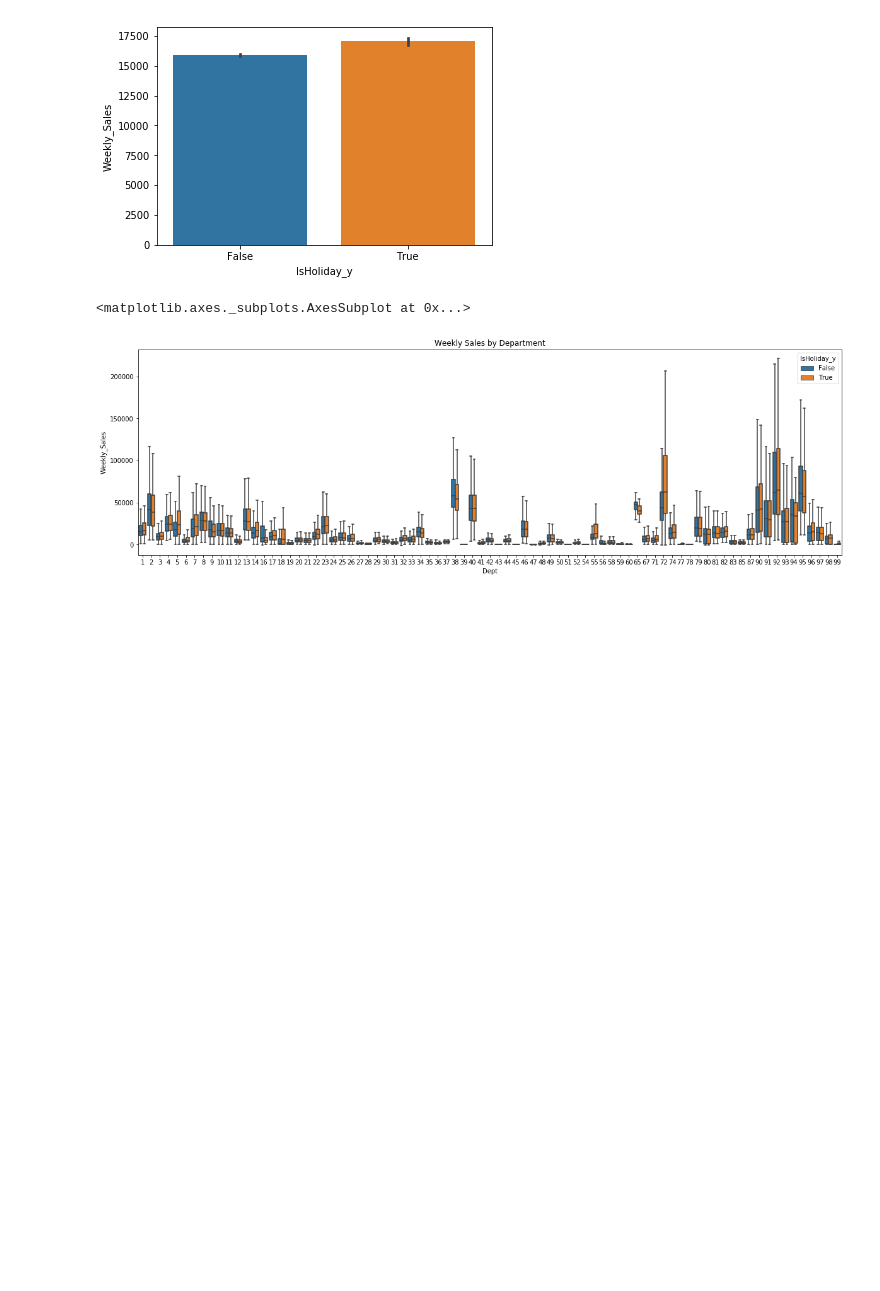
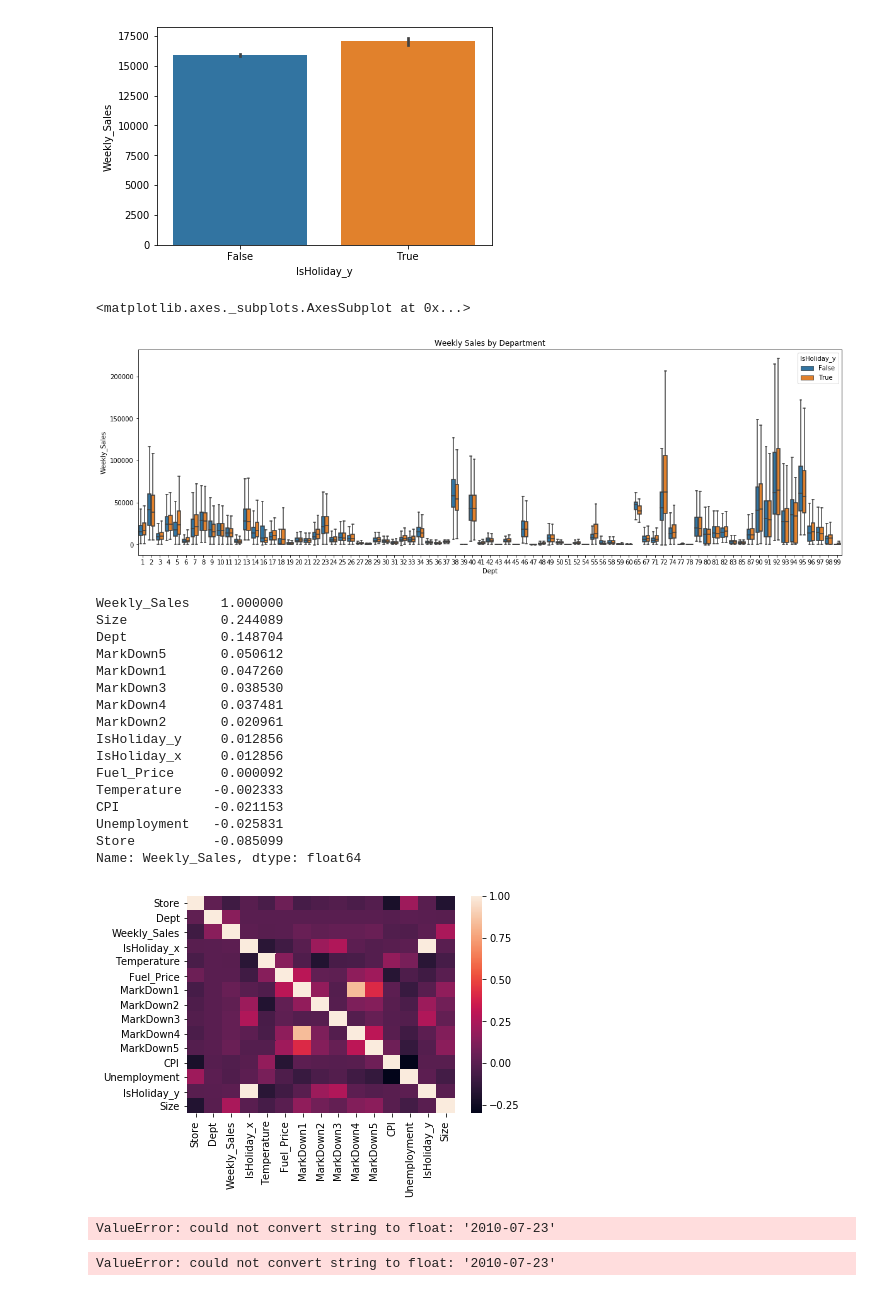
Before and after one commit to whung10/data_science_projects, a Jupyter notebook: Walmart_store_sales_forecasting/Walmart_store_sales_forecasting.ipynb, the cells around one changed output. Saved outputs shown, nothing was run; the diff lists cells and outputs as text; code cells hidden in the pictures; blank space fills up the shorter version.

```diff
--- a/Walmart_store_sales_forecasting/Walmart_store_sales_forecasting.ipynb
+++ b/Walmart_store_sales_forecasting/Walmart_store_sales_forecasting.ipynb
@@ -71,3 +71,30 @@ sns.boxplot(x='Dept', y='Weekly_Sales', data=df, showfliers=False, hue="IsHolida
 # missing data
 
 df = df.fillna(0)
+df.isna().sum()
+
+df = df[df['Weekly_Sales'] >= 0]
+# %%
+# find correlation between data and target variable
+
+corr = df.corr()
+sns.heatmap(corr)
+print(corr['Weekly_Sales'].sort_values(ascending=False))
+# %% [output]
+Weekly_Sales    1.000000
+Size            0.244089
+Dept            0.148704
+MarkDown5       0.050612
+MarkDown1       0.047260
+MarkDown3       0.038530
+MarkDown4       0.037481
+MarkDown2       0.020961
+IsHoliday_y     0.012856
+IsHoliday_x     0.012856
+Fuel_Price      0.000092
+Temperature    -0.002333
+CPI            -0.021153
+Unemployment   -0.025831
+Store          -0.085099
+Name: Weekly_Sales, dtype: float64
+[figure, added]
@@ -73,0 +136,28 @@ df = df.fillna(0)
+# %%
+# Apply random forest regression
+# Define the list of errors and list of hyper parameters.
+error_cv_rf = []
+error_train_rf = []
+max_depth = [1,5,10,15,20,25,30,35]
+n_estimators = [10,20,30,40,50,60,70,80]
+rf_hyperparams = []
+"""Calculating train and CV errors for maximum depth and number of estimators parameters."""
+for i in max_depth:
+    for j in n_estimators:
+        rf = RandomForestRegressor(max_depth=i, n_estimators=j)
+        rf.fit(X_train, y_train)
+        y_pred_cv_rf = rf.predict(X_cv)
+        y_pred_train_rf = rf.predict(X_train)
+        error_cv_rf.append(wmae_cv(y_cv, y_pred_cv_rf))
+        error_train_rf.append(wmae_train(y_train, y_pred_train_rf))
+        rf_hyperparams.append({'Maximum Depth':i, 'No. of Estimators':j})
+# %% [output]
+ValueError: could not convert string to float: '2010-07-23'
+# %%
+# Predict the test data and calculate WMAE score
+
+model_rf = RandomForestRegressor(max_depth= 35, n_estimators=80).fit(X_train, y_train) # Fit the model with best hyper parameter values.
+y_pred = model_rf.predict(X_test) # Predict the test data.
+print('Weighted Mean Absolute Error (WMAE) for Random Forest Regression:', wmae_test(y_test, y_pred)) # Get WMAE score.
+# %% [output]
+ValueError: could not convert string to float: '2010-07-23'
```
Also changed, not shown: parts of 3 cells of this notebook.
